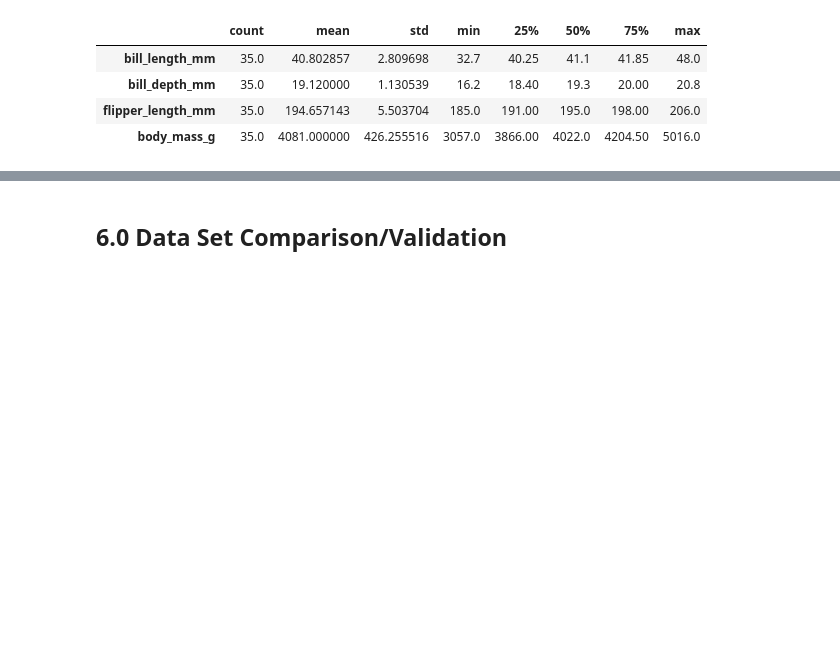
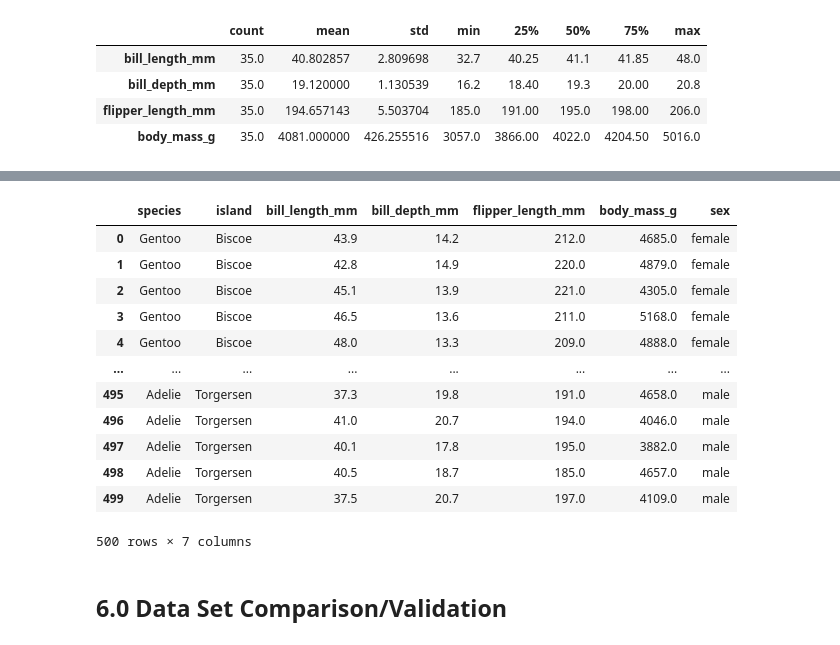
Before and after one commit to ssteffens/programming-data-analysis-project, a Jupyter notebook: project.ipynb, the cells around one changed output, grey strips where cells are left out. Cells and saved outputs as stored; diff of their text form; code cells hidden in the pictures; blank space fills up the shorter version.

Commit message:
Combine simulated data frames

```diff
--- a/project.ipynb
+++ b/project.ipynb
@@ -1520,0 +1547,5 @@ sim_male_adelie_torgersen.describe().transpose()
+# %%
+# Create a blank pandas data frame with the required columns
+sim_penguins = pd.DataFrame(
+    columns = ['species', 'island', 'bill_length_mm', 'bill_depth_mm',
+               'flipper_length_mm', 'body_mass_g', 'sex'])
@@ -1520,0 +1556,6 @@ sim_male_adelie_torgersen.describe().transpose()
+# %%
+sim_penguins = sim_penguins.append([
+    sim_female_gentoo, sim_male_gentoo, sim_female_chinstrap,
+    sim_male_chinstrap, sim_female_adelie_biscoe, sim_female_adelie_dream,
+    sim_female_adelie_torgersen, sim_male_adelie_biscoe, sim_male_adelie_dream,
+    sim_male_adelie_torgersen], ignore_index=True)
@@ -1521,3 +1604,19 @@ sim_male_adelie_torgersen.describe().transpose()
+# %%
+sim_penguins
+# %% [output]
+|  | species | island | bill_length_mm | bill_depth_mm | flipper_length_mm | body_mass_g | sex |
+| 0 | Gentoo | Biscoe | 43.9 | 14.2 | 212.0 | 4685.0 | female |
+| 1 | Gentoo | Biscoe | 42.8 | 14.9 | 220.0 | 4879.0 | female |
+| 2 | Gentoo | Biscoe | 45.1 | 13.9 | 221.0 | 4305.0 | female |
+| 3 | Gentoo | Biscoe | 46.5 | 13.6 | 211.0 | 5168.0 | female |
+| 4 | Gentoo | Biscoe | 48.0 | 13.3 | 209.0 | 4888.0 | female |
+| ... | ... | ... | ... | ... | ... | ... | ... |
+| 495 | Adelie | Torgersen | 37.3 | 19.8 | 191.0 | 4658.0 | male |
+| 496 | Adelie | Torgersen | 41.0 | 20.7 | 194.0 | 4046.0 | male |
+| 497 | Adelie | Torgersen | 40.1 | 17.8 | 195.0 | 3882.0 | male |
+| 498 | Adelie | Torgersen | 40.5 | 18.7 | 185.0 | 4657.0 | male |
+| 499 | Adelie | Torgersen | 37.5 | 20.7 | 197.0 | 4109.0 | male |
+500 rows × 7 columns
 # %% [markdown]
 <a id='part6.0'></a>
 ## **6.0 Data Set Comparison/Validation**
```
Also changed, not shown: parts of 9 cells of this notebook.
